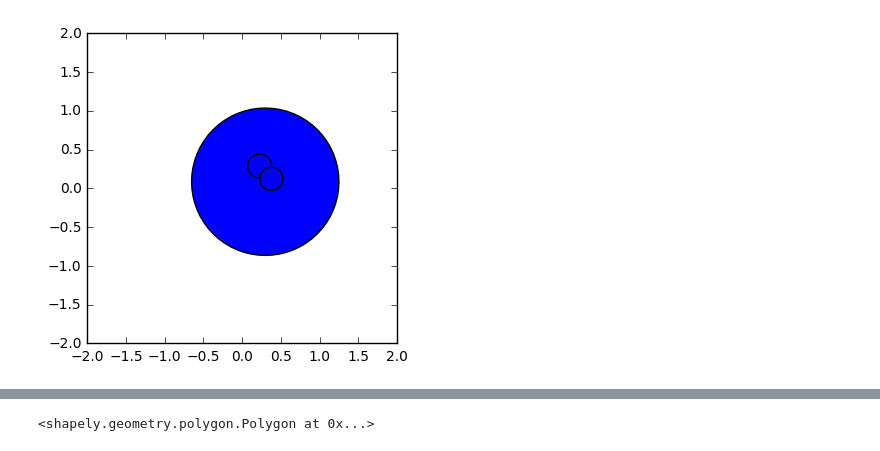
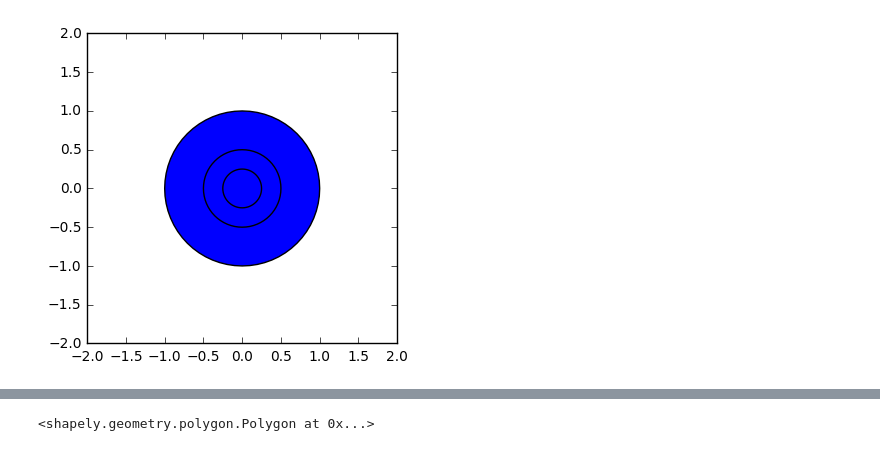
Before and after one commit to CNERG/cycsat, a Jupyter notebook: demo of multi shape intersections.ipynb, the cells around one changed output, grey strips where cells are left out. Saved outputs shown, nothing was run; the diff lists cells and outputs as text; code cells hidden in the pictures.

```diff
--- a/demo of multi shape intersections.ipynb
+++ b/demo of multi shape intersections.ipynb
@@ -10,13 +10,18 @@ from descartes import PolygonPatch
 %matplotlib inline
 # %%
 points = [Point(random.random(),random.random()).buffer(random.random()) for x in range(0,3)]
+
+p1 = Point(0,0).buffer(0.5)
+p2 = Point(0,0).buffer(0.25)
+
+points = [Point(0,0).buffer(1),p1.difference(p2)]
 
 ax = plt.subplot(1,1,1)
 ax.set_xlim([-2,2])
 ax.set_ylim([-2,2])
 ax.set_aspect('equal')
 
 for p in points:
     ax.add_patch(PolygonPatch(p))
 # %% [output]
-[figure, old version]
+[figure, new version]
```
Also changed, not shown: parts of 4 cells of this notebook, 2 other files.
